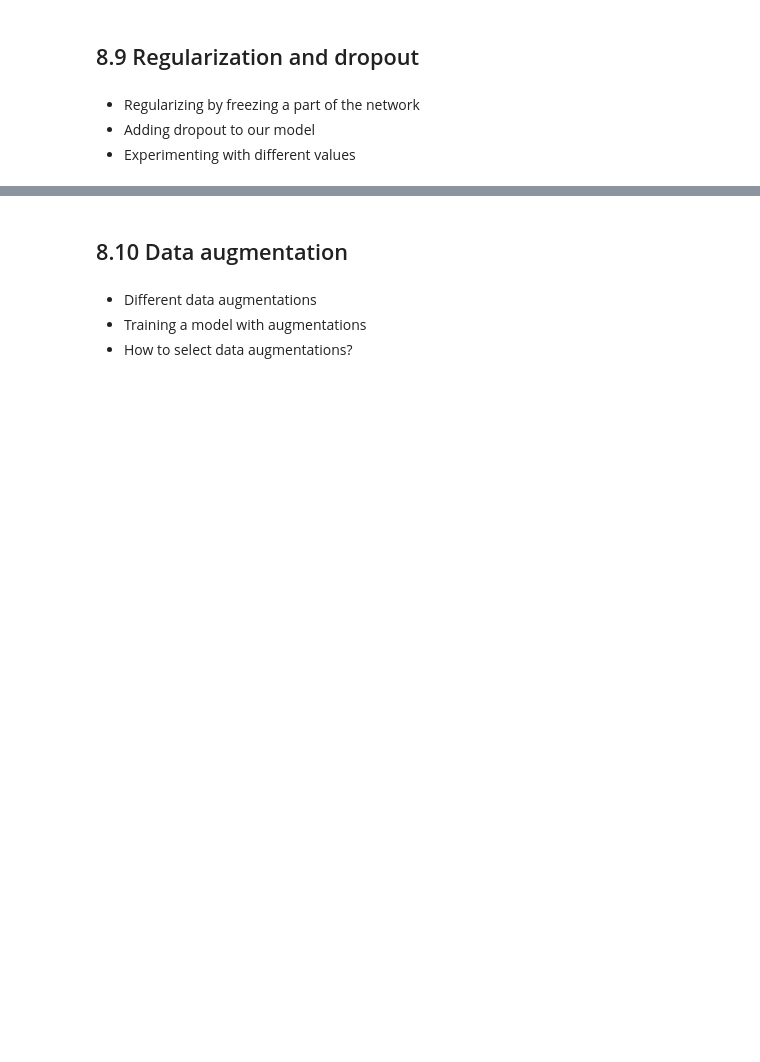
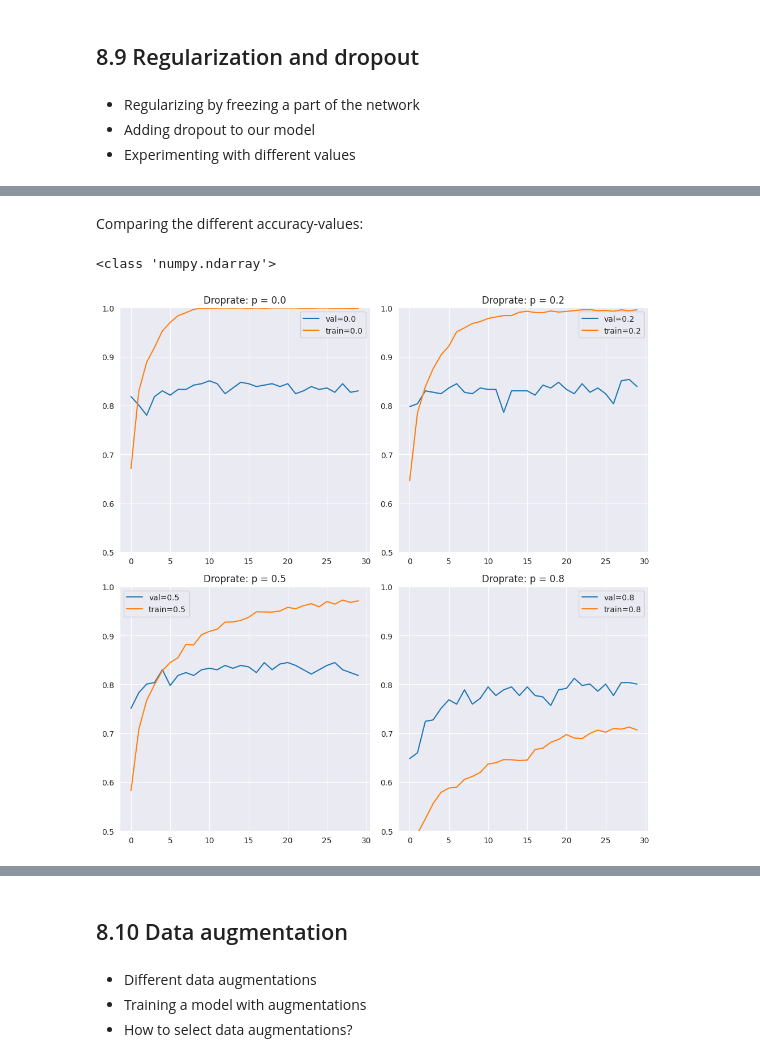
Before and after one commit to joweyel/ml-zoomcamp-material, a Jupyter notebook: 08-neural-networks-and-deep-learning/code/section8-notebook.ipynb, the cells around one changed output, grey strips where cells are left out. Saved outputs shown, nothing was run; the diff lists cells and outputs as text; code cells hidden in the pictures; blank space fills up the shorter version.

```diff
--- a/08-neural-networks-and-deep-learning/code/section8-notebook.ipynb
+++ b/08-neural-networks-and-deep-learning/code/section8-notebook.ipynb
@@ -674,0 +642,19 @@ plt.show()
+# %% [markdown]
+Comparing the different accuracy-values:
+# %%
+fig, ax = plt.subplots(2, 2, figsize=(10, 10))
+
+for i, droprate in enumerate(scores.keys()):
+    j = i//2, i%2
+    hist = scores[droprate]
+    ax[j].plot(hist["val_accuracy"], label=f"val={droprate}")
+    ax[j].plot(hist["accuracy"], label=f"train={droprate}")
+    ax[j].set_title(f"Droprate: p = {droprate:.1f}")
+    ax[j].legend()
+    ax[j].set_ylim(0.5, 1.0)
+
+plt.tight_layout()
+plt.show()
+# %% [output]
+<class 'numpy.ndarray'>
+[figure, added]
```
Also changed, not shown: parts of 54 cells of this notebook, 3 other files.
